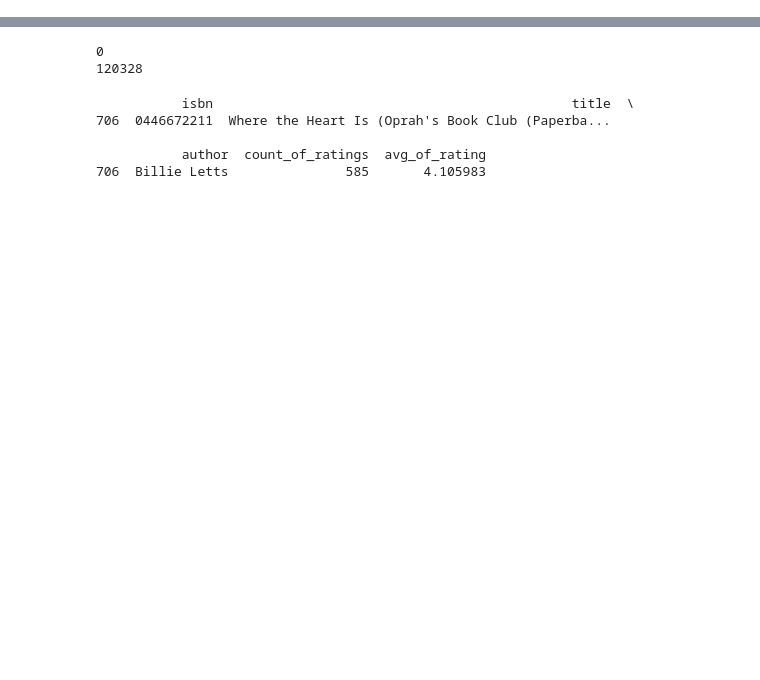
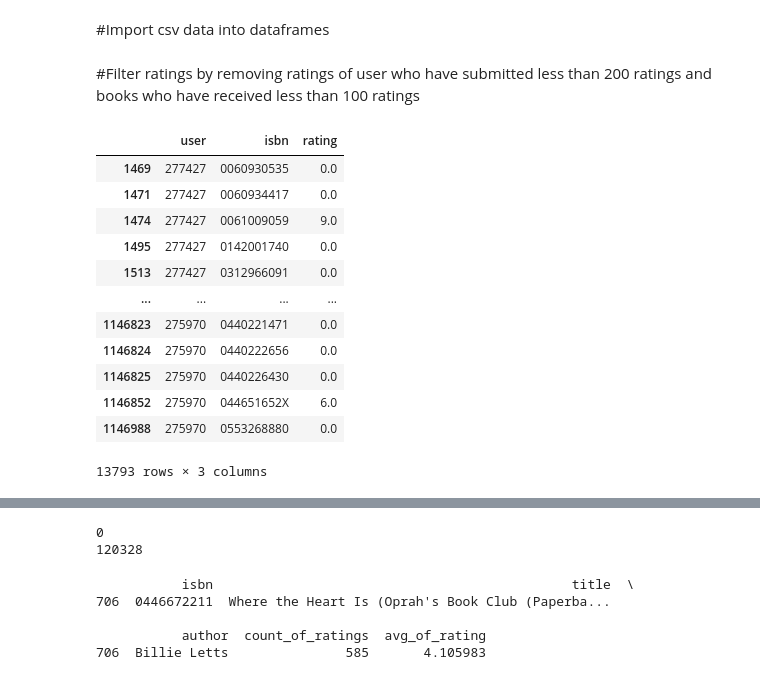
Before and after one commit to mkuti/Alpha-blog, a Jupyter notebook: fcc_book_recommendation_knn.ipynb, the cells around one changed output, grey strips where cells are left out. Saved outputs shown, nothing was run; the diff lists cells and outputs as text; code cells hidden in the pictures; blank space fills up the shorter version.

```diff
--- a/fcc_book_recommendation_knn.ipynb
+++ b/fcc_book_recommendation_knn.ipynb
@@ -32 +19,3 @@ Archive:  book-crossings.zip
+# %% [markdown]
+#Import csv data into dataframes
 # %%
@@ -48,4 +36,34 @@ df_ratings = pd.read_csv(
     names=['user', 'isbn', 'rating'],
     usecols=['user', 'isbn', 'rating'],
     dtype={'user': 'int32', 'isbn': 'str', 'rating': 'float32'})
+# %% [markdown]
+#Filter ratings by removing ratings of user who have submitted less than 200 ratings and books who have received less than 100 ratings
+# %%
+# (df_ratings.groupby('user')['rating'].count()) < 200
+# Count the number of ratings per user
+# user_counts = df_ratings.groupby('user').count()
+# # Keep only users with 200 or more ratings
+# users_to_keep = user_counts[user_counts >= 200].index
+
+# # Filter the original DataFrame
+# df_ratings = df_ratings[df_ratings['user'].isin(users_to_keep)]
+# df_ratings.groupby('user').count()
+
+df_filtered_ratings = df_ratings[df_ratings.groupby('user')['rating'].transform('count') >= 200]
+df_filtered_ratings = df_filtered_ratings[df_filtered_ratings.groupby('isbn')['rating'].transform('count') >= 100]
+df_filtered_ratings
+# %% [output]
+|  | user | isbn | rating |
+| 1469 | 277427 | 0060930535 | 0.0 |
+| 1471 | 277427 | 0060934417 | 0.0 |
+| 1474 | 277427 | 0061009059 | 9.0 |
+| 1495 | 277427 | 0142001740 | 0.0 |
+| 1513 | 277427 | 0312966091 | 0.0 |
+| ... | ... | ... | ... |
+| 1146823 | 275970 | 0440221471 | 0.0 |
+| 1146824 | 275970 | 0440222656 | 0.0 |
+| 1146825 | 275970 | 0440226430 | 0.0 |
+| 1146852 | 275970 | 044651652X | 6.0 |
+| 1146988 | 275970 | 0553268880 | 0.0 |
+13793 rows × 3 columns
 # %% [markdown]
```
Also changed, not shown: parts of 8 cells of this notebook.
